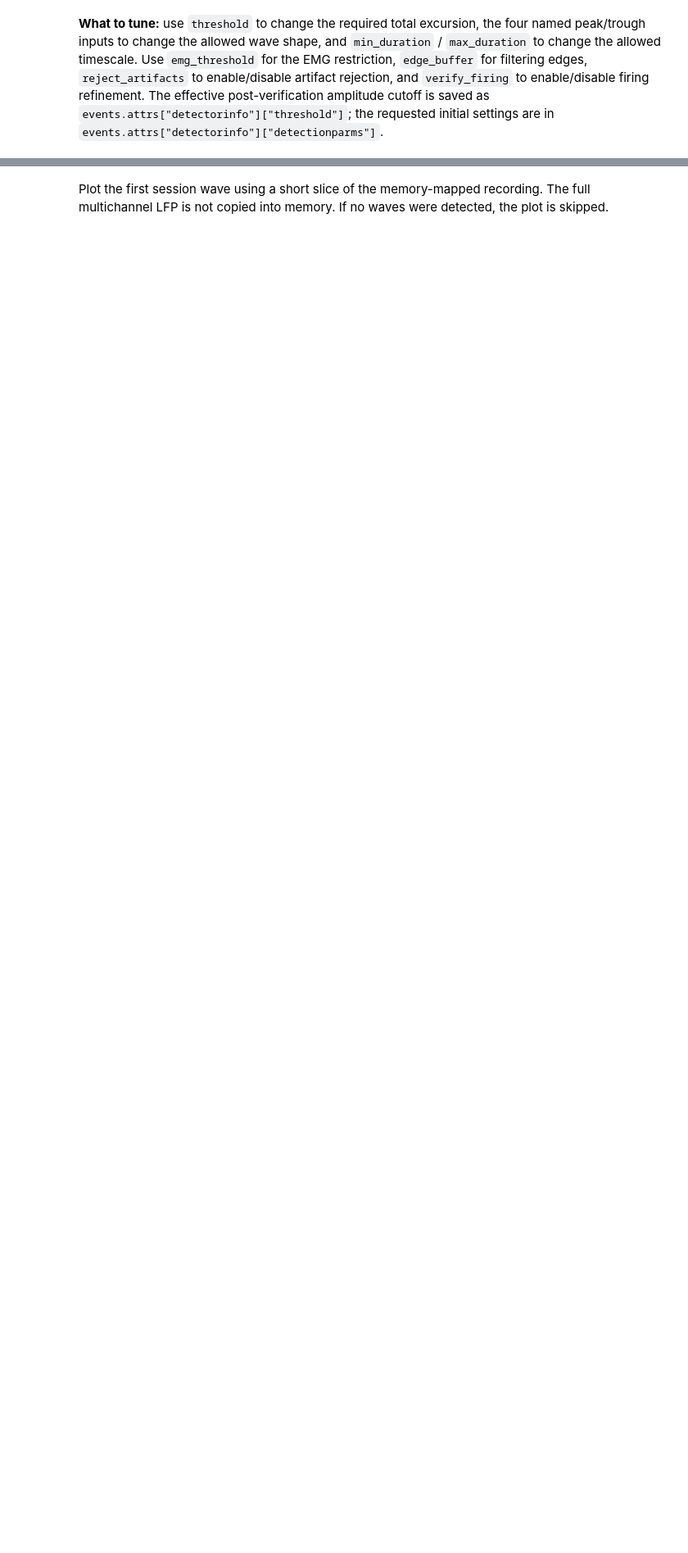
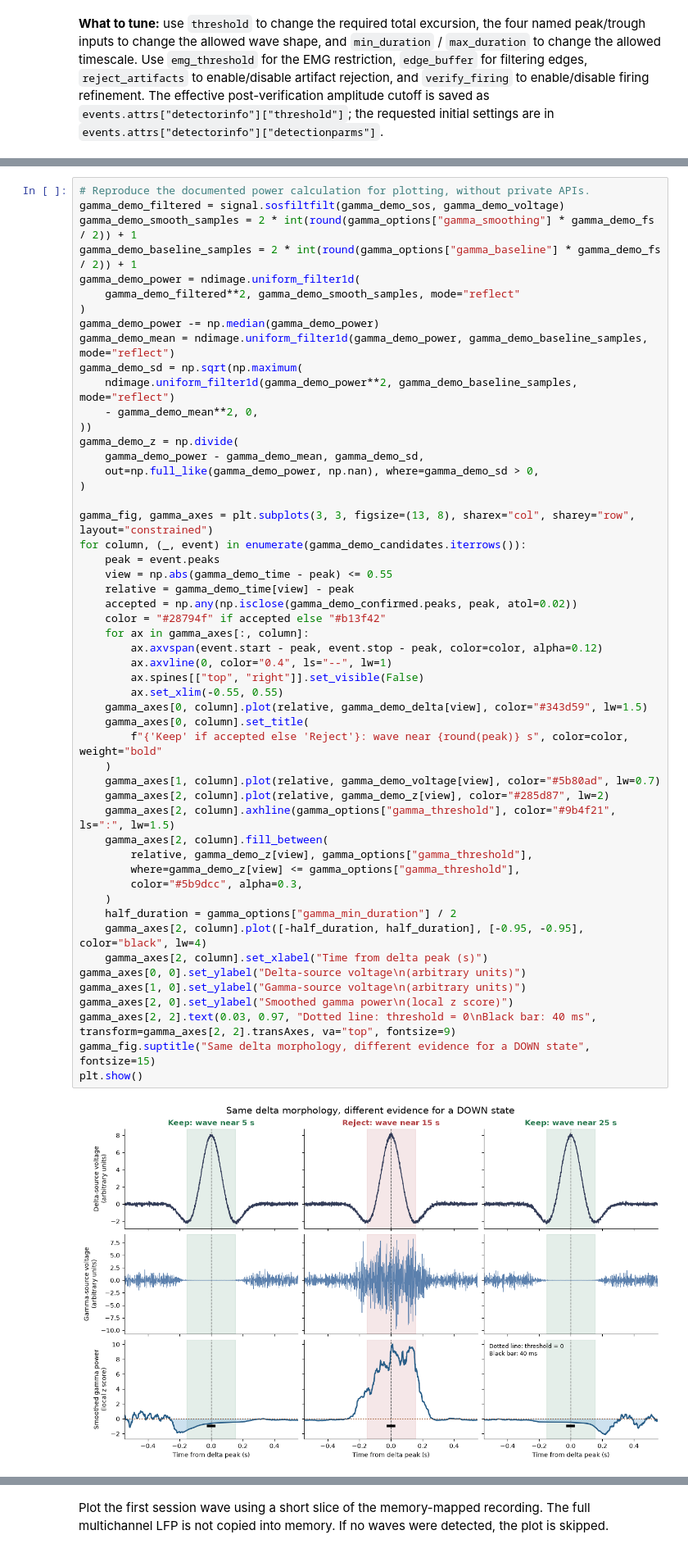
Before and after one commit to ryanharvey1/neuro_py, a Jupyter notebook: tutorials/delta_wave_detection.ipynb, the cells around one changed output, grey strips where cells are left out. Shown at 82% size. Drawn from its saved outputs; the diff is of its cells as text; blank space fills up the shorter version.

Commit message:
Add optional high-gamma confirmation for delta waves

```diff
--- a/tutorials/delta_wave_detection.ipynb
+++ b/tutorials/delta_wave_detection.ipynb
@@ -537,0 +621,54 @@ The effective post-verification amplitude cutoff is saved as
+# %%
+# Reproduce the documented power calculation for plotting, without private APIs.
+gamma_demo_filtered = signal.sosfiltfilt(gamma_demo_sos, gamma_demo_voltage)
+gamma_demo_smooth_samples = 2 * int(round(gamma_options["gamma_smoothing"] * gamma_demo_fs / 2)) + 1
+gamma_demo_baseline_samples = 2 * int(round(gamma_options["gamma_baseline"] * gamma_demo_fs / 2)) + 1
+gamma_demo_power = ndimage.uniform_filter1d(
+    gamma_demo_filtered**2, gamma_demo_smooth_samples, mode="reflect"
+)
+gamma_demo_power -= np.median(gamma_demo_power)
+gamma_demo_mean = ndimage.uniform_filter1d(gamma_demo_power, gamma_demo_baseline_samples, mode="reflect")
+gamma_demo_sd = np.sqrt(np.maximum(
+    ndimage.uniform_filter1d(gamma_demo_power**2, gamma_demo_baseline_samples, mode="reflect")
+    - gamma_demo_mean**2, 0,
+))
+gamma_demo_z = np.divide(
+    gamma_demo_power - gamma_demo_mean, gamma_demo_sd,
+    out=np.full_like(gamma_demo_power, np.nan), where=gamma_demo_sd > 0,
+)
+
+gamma_fig, gamma_axes = plt.subplots(3, 3, figsize=(13, 8), sharex="col", sharey="row", layout="constrained")
+for column, (_, event) in enumerate(gamma_demo_candidates.iterrows()):
+    peak = event.peaks
+    view = np.abs(gamma_demo_time - peak) <= 0.55
+    relative = gamma_demo_time[view] - peak
+    accepted = np.any(np.isclose(gamma_demo_confirmed.peaks, peak, atol=0.02))
+    color = "#28794f" if accepted else "#b13f42"
+    for ax in gamma_axes[:, column]:
+        ax.axvspan(event.start - peak, event.stop - peak, color=color, alpha=0.12)
+        ax.axvline(0, color="0.4", ls="--", lw=1)
+        ax.spines[["top", "right"]].set_visible(False)
+        ax.set_xlim(-0.55, 0.55)
+    gamma_axes[0, column].plot(relative, gamma_demo_delta[view], color="#343d59", lw=1.5)
+    gamma_axes[0, column].set_title(
+        f"{'Keep' if accepted else 'Reject'}: wave near {round(peak)} s", color=color, weight="bold"
+    )
+    gamma_axes[1, column].plot(relative, gamma_demo_voltage[view], color="#5b80ad", lw=0.7)
+    gamma_axes[2, column].plot(relative, gamma_demo_z[view], color="#285d87", lw=2)
+    gamma_axes[2, column].axhline(gamma_options["gamma_threshold"], color="#9b4f21", ls=":", lw=1.5)
+    gamma_axes[2, column].fill_between(
+        relative, gamma_demo_z[view], gamma_options["gamma_threshold"],
+        where=gamma_demo_z[view] <= gamma_options["gamma_threshold"],
+        color="#5b9dcc", alpha=0.3,
+    )
+    half_duration = gamma_options["gamma_min_duration"] / 2
+    gamma_axes[2, column].plot([-half_duration, half_duration], [-0.95, -0.95], color="black", lw=4)
+    gamma_axes[2, column].set_xlabel("Time from delta peak (s)")
+gamma_axes[0, 0].set_ylabel("Delta-source voltage\n(arbitrary units)")
+gamma_axes[1, 0].set_ylabel("Gamma-source voltage\n(arbitrary units)")
+gamma_axes[2, 0].set_ylabel("Smoothed gamma power\n(local z score)")
+gamma_axes[2, 2].text(0.03, 0.97, "Dotted line: threshold = 0\nBlack bar: 40 ms", transform=gamma_axes[2, 2].transAxes, va="top", fontsize=9)
+gamma_fig.suptitle("Same delta morphology, different evidence for a DOWN state", fontsize=15)
+plt.show()
+# %% [output]
+[figure, added]
```
Also changed, not shown: parts of 7 cells of this notebook, 2 other files.
